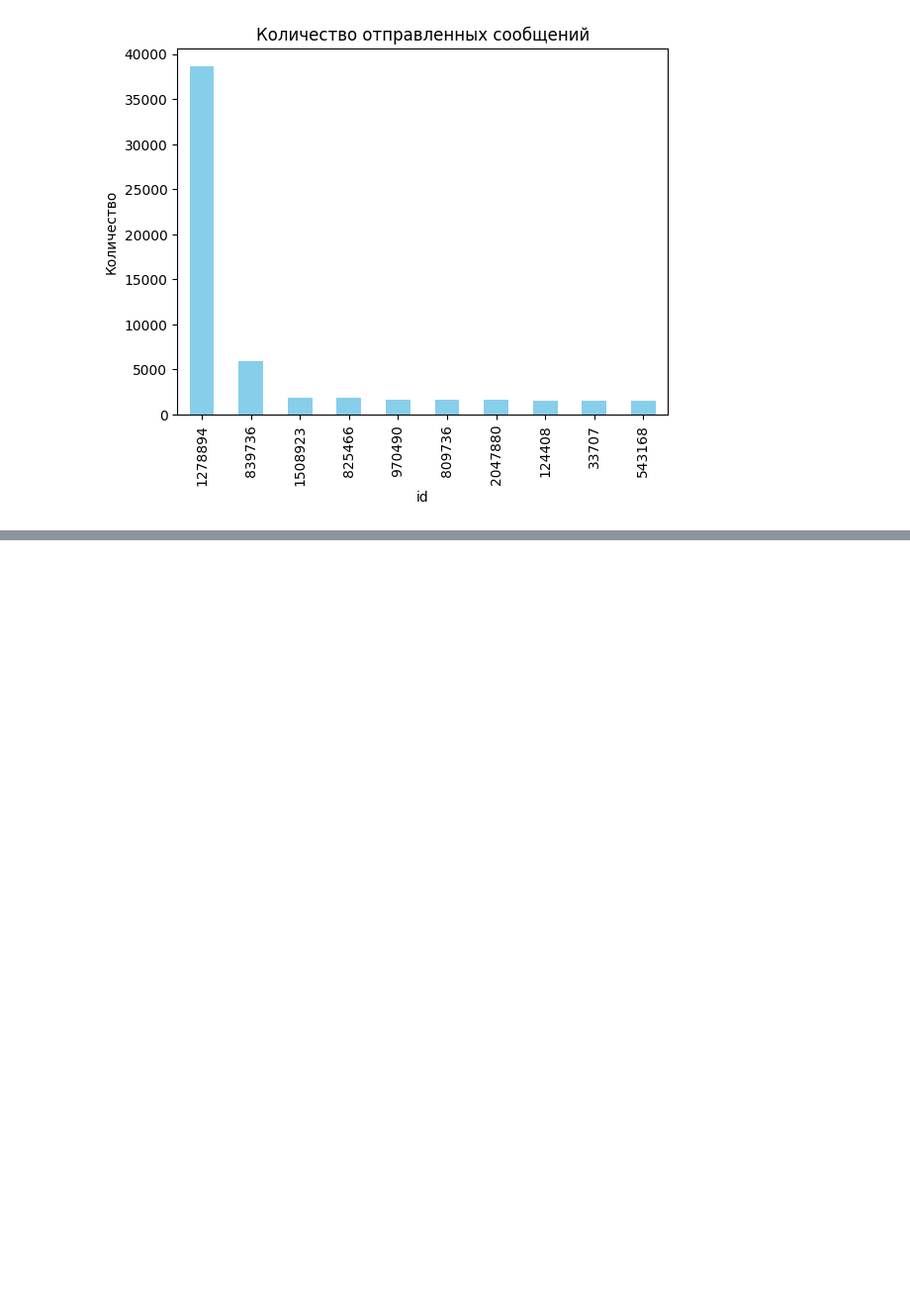
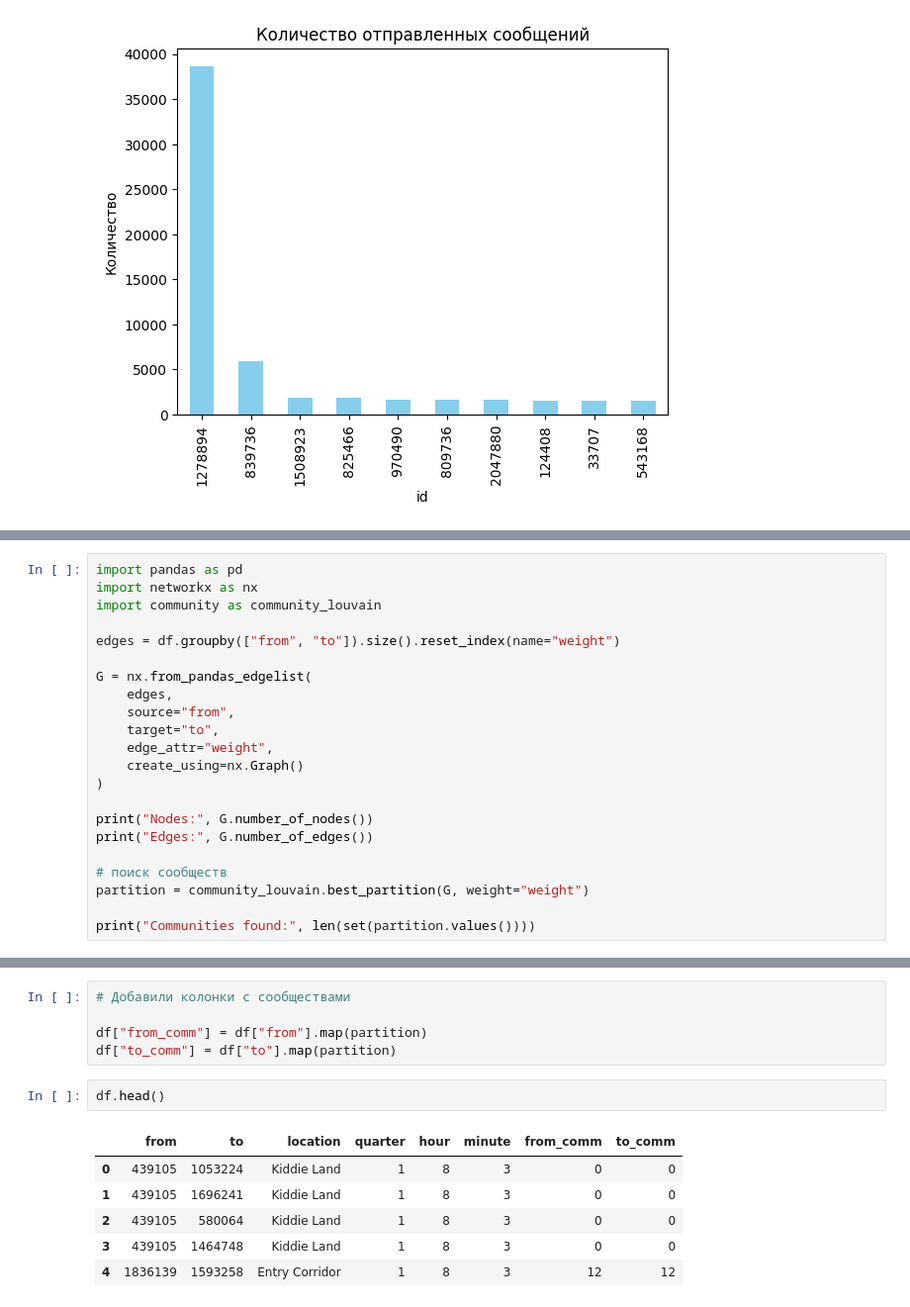
Before and after one commit to ekttd/VAST-Challenge, a Jupyter notebook: VAST_Challenge.ipynb, the cells around one changed output, grey strips where cells are left out. Shown at 99% size. Drawn from its saved outputs; the diff is of its cells as text; blank space fills up the shorter version.

```diff
--- a/VAST_Challenge.ipynb
+++ b/VAST_Challenge.ipynb
@@ -277,0 +286,22 @@ Text(0, 0.5, 'Количество')
+# %%
+import pandas as pd
+import networkx as nx
+import community as community_louvain
+
+edges = df.groupby(["from", "to"]).size().reset_index(name="weight")
+
+G = nx.from_pandas_edgelist(
+    edges,
+    source="from",
+    target="to",
+    edge_attr="weight",
+    create_using=nx.Graph()
+)
+
+print("Nodes:", G.number_of_nodes())
+print("Edges:", G.number_of_edges())
+
+# поиск сообществ
+partition = community_louvain.best_partition(G, weight="weight")
+
+print("Communities found:", len(set(partition.values())))
@@ -277,0 +327,14 @@ Text(0, 0.5, 'Количество')
+# %%
+# Добавили колонки с сообществами
+
+df["from_comm"] = df["from"].map(partition)
+df["to_comm"] = df["to"].map(partition)
+# %%
+df.head()
+# %% [output]
+|  | from | to | location | quarter | hour | minute | from_comm | to_comm |
+| 0 | 439105 | 1053224 | Kiddie Land | 1 | 8 | 3 | 0 | 0 |
+| 1 | 439105 | 1696241 | Kiddie Land | 1 | 8 | 3 | 0 | 0 |
+| 2 | 439105 | 580064 | Kiddie Land | 1 | 8 | 3 | 0 | 0 |
+| 3 | 439105 | 1464748 | Kiddie Land | 1 | 8 | 3 | 0 | 0 |
+| 4 | 1836139 | 1593258 | Entry Corridor | 1 | 8 | 3 | 12 | 12 |
```
Also changed, not shown: parts of 9 cells of this notebook.
